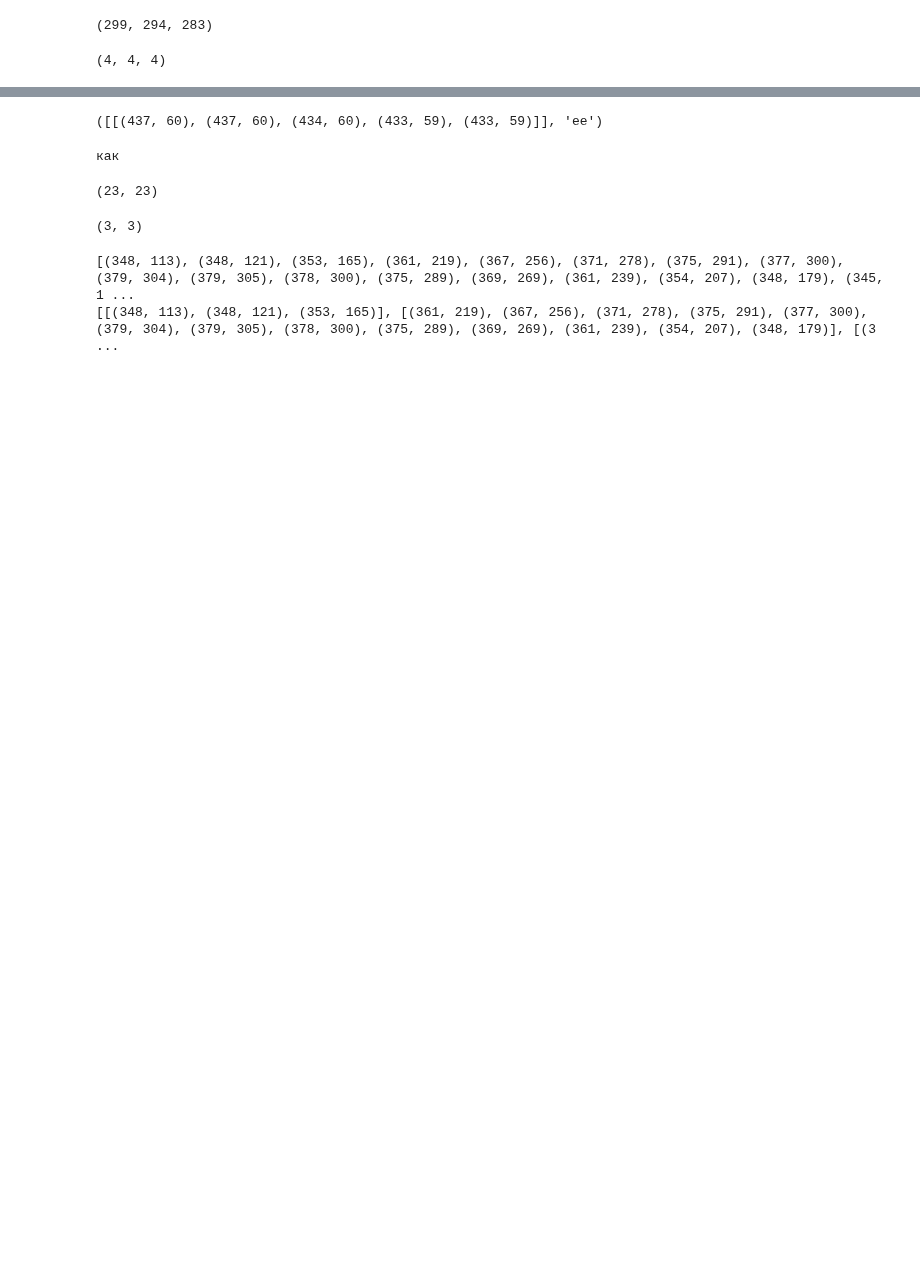
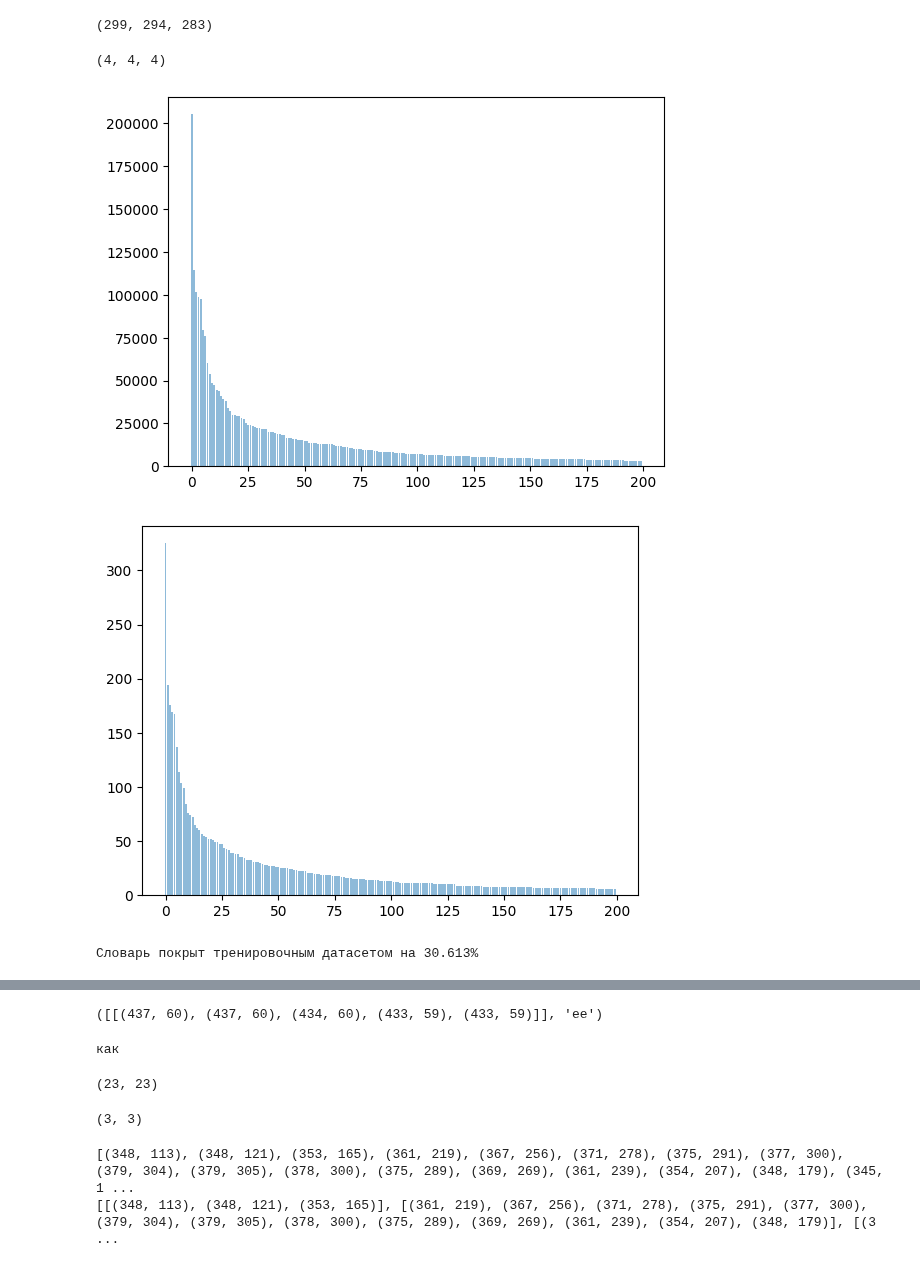
Before and after one commit to proshian/neuroswipe, a Jupyter notebook: src/data_analysis/analysis.ipynb, the cells around one changed output, grey strips where cells are left out. Drawn from its saved outputs; the diff is of its cells as text; code cells hidden in the pictures; blank space fills up the shorter version.

```diff
--- a/src/data_analysis/analysis.ipynb
+++ b/src/data_analysis/analysis.ipynb
@@ -301,3 +188,34 @@ max(train_seq_lens), max(val_seq_lens), max(test_seq_lens)
 min(train_seq_lens), min(val_seq_lens), min(test_seq_lens)
 # %% [output]
 (4, 4, 4)
+# %%
+def get_word_to_count(dataset_path: str, total: Optional[int] = None) -> Dict[str, int]:
+    """Given a path to dataset returns a dictionary where keys are words and values are their counts"""
+    word_to_count = defaultdict(int)
+    with open(dataset_path, encoding="utf-8") as f:
+        for line in tqdm(f, total = total):
+            line_data = json.loads(line)
+            word = line_data['word']
+            word_to_count[word] += 1
+    return word_to_count
+# %%
+train_word_to_count = get_word_to_count(TRAIN_DATASET_PATH, total = 6_000_000)
+val_word_to_count = get_word_to_count(VALID_DATASET_PATH, total = 10_000)
+# %%
+n_elements = 200  # If we take more elements, the line in the beginning will be ivisible
+
+plt.bar(range(n_elements), sorted(list(train_word_to_count.values()), reverse=True)[:n_elements], alpha=0.5, label='train')
+plt.show()
+plt.bar(range(n_elements), sorted(list(val_word_to_count.values()), reverse=True)[:n_elements], alpha=0.5, label='val')
+plt.show()
+# %% [output]
+[figure, added]
+[figure, added]
+# %%
+N_WORDS_IN_VOCAB = 500_000
+
+covered_words_fraction = len(train_word_to_count) / N_WORDS_IN_VOCAB
+
+print(f"Словарь покрыт тренировочным датасетом на {covered_words_fraction:.3%}")
+# %% [output]
+Словарь покрыт тренировочным датасетом на 30.613%
```
Also changed, not shown: parts of 45 cells of this notebook, 1 other file.
